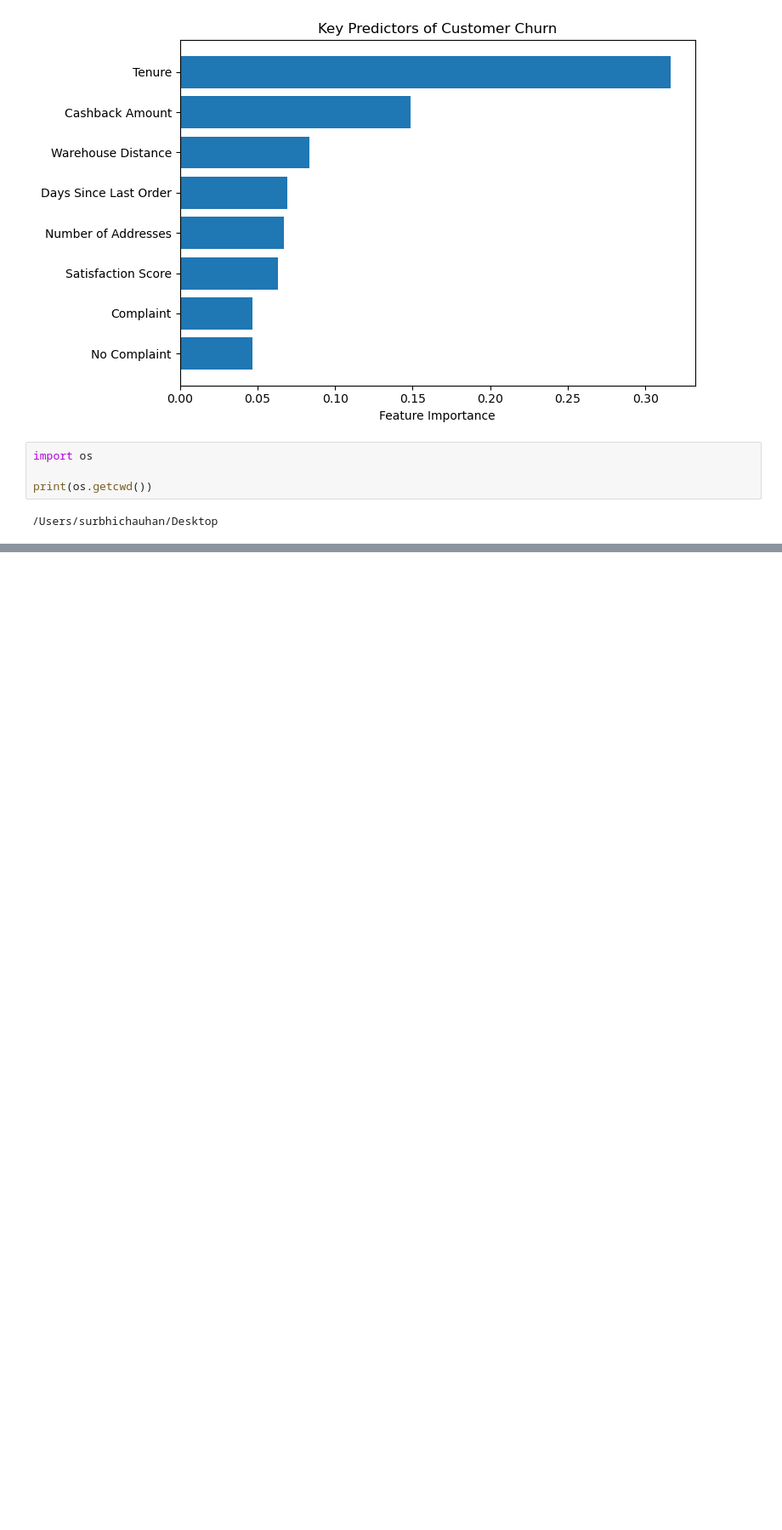
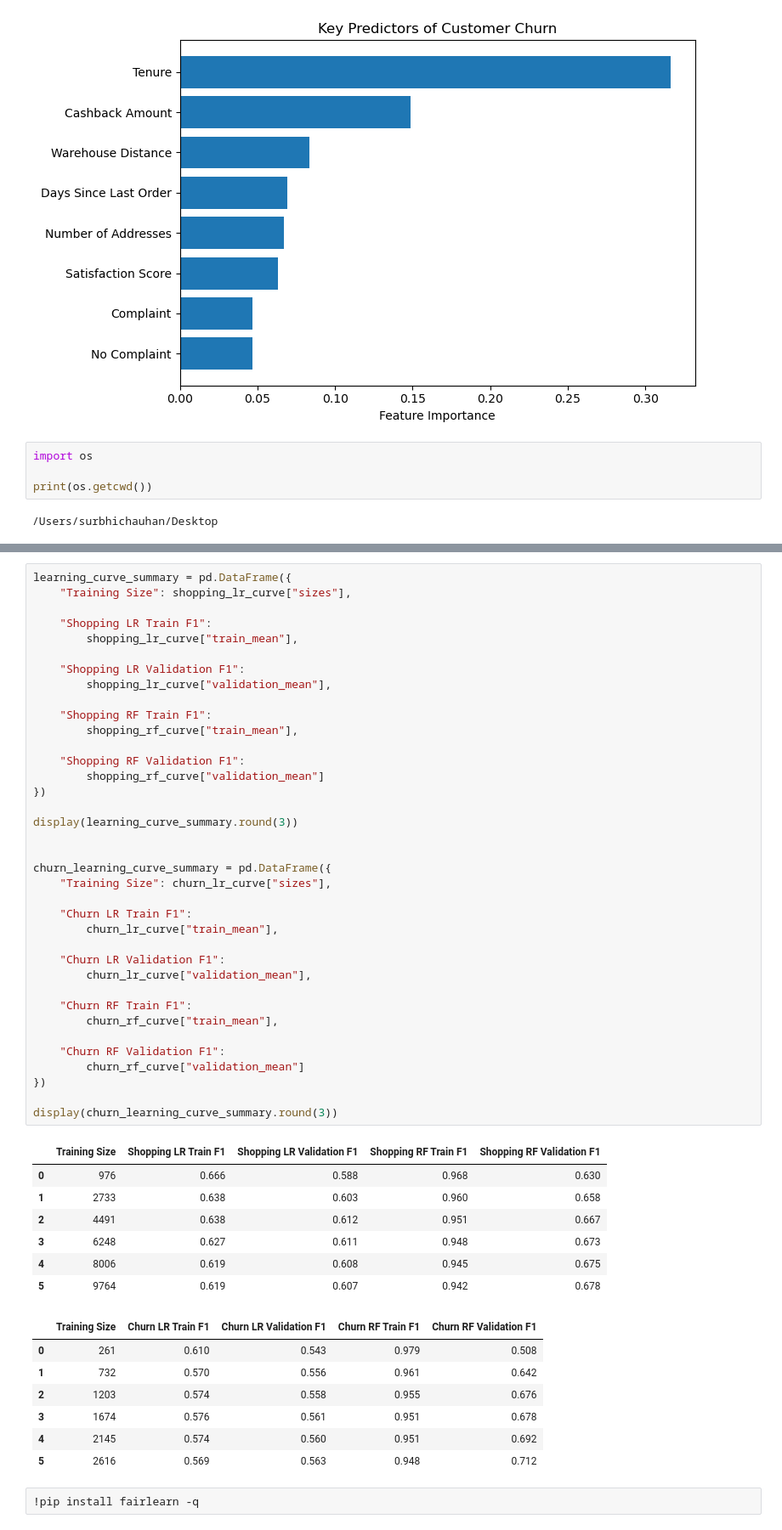
Before and after one commit to surbhi0410/ecommerce-customer-analytics, a Jupyter notebook: ecommerce_customer_analytics.ipynb, the cells around one changed output, grey strips where cells are left out. Shown at 85% size. Saved outputs shown, nothing was run; the diff lists cells and outputs as text; blank space fills up the shorter version.

```diff
--- a/ecommerce_customer_analytics.ipynb
+++ b/ecommerce_customer_analytics.ipynb
@@ -871,0 +1213,54 @@ print([
+# %%
+learning_curve_summary = pd.DataFrame({
+    "Training Size": shopping_lr_curve["sizes"],
+
+    "Shopping LR Train F1":
+        shopping_lr_curve["train_mean"],
+
+    "Shopping LR Validation F1":
+        shopping_lr_curve["validation_mean"],
+
+    "Shopping RF Train F1":
+        shopping_rf_curve["train_mean"],
+
+    "Shopping RF Validation F1":
+        shopping_rf_curve["validation_mean"]
+})
+
+display(learning_curve_summary.round(3))
+
+
+churn_learning_curve_summary = pd.DataFrame({
+    "Training Size": churn_lr_curve["sizes"],
+
+    "Churn LR Train F1":
+        churn_lr_curve["train_mean"],
+
+    "Churn LR Validation F1":
+        churn_lr_curve["validation_mean"],
+
+    "Churn RF Train F1":
+        churn_rf_curve["train_mean"],
+
+    "Churn RF Validation F1":
+        churn_rf_curve["validation_mean"]
+})
+
+display(churn_learning_curve_summary.round(3))
+# %% [output]
+|  | Training Size | Shopping LR Train F1 | Shopping LR Validation F1 | Shopping RF Train F1 | Shopping RF Validation F1 |
+| 0 | 976 | 0.666 | 0.588 | 0.968 | 0.630 |
+| 1 | 2733 | 0.638 | 0.603 | 0.960 | 0.658 |
+| 2 | 4491 | 0.638 | 0.612 | 0.951 | 0.667 |
+| 3 | 6248 | 0.627 | 0.611 | 0.948 | 0.673 |
+| 4 | 8006 | 0.619 | 0.608 | 0.945 | 0.675 |
+| 5 | 9764 | 0.619 | 0.607 | 0.942 | 0.678 |
+|  | Training Size | Churn LR Train F1 | Churn LR Validation F1 | Churn RF Train F1 | Churn RF Validation F1 |
+| 0 | 261 | 0.610 | 0.543 | 0.979 | 0.508 |
+| 1 | 732 | 0.570 | 0.556 | 0.961 | 0.642 |
+| 2 | 1203 | 0.574 | 0.558 | 0.955 | 0.676 |
+| 3 | 1674 | 0.576 | 0.561 | 0.951 | 0.678 |
+| 4 | 2145 | 0.574 | 0.560 | 0.951 | 0.692 |
+| 5 | 2616 | 0.569 | 0.563 | 0.948 | 0.712 |
+# %%
+!pip install fairlearn -q
```
Also changed, not shown: parts of 14 cells of this notebook.
